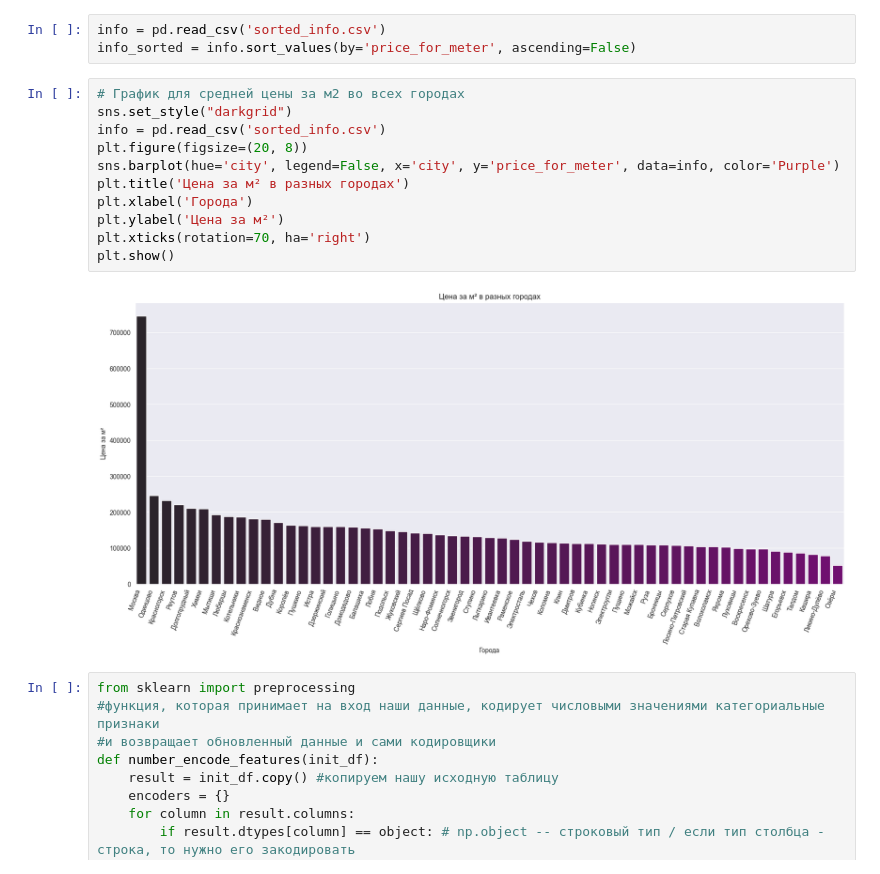
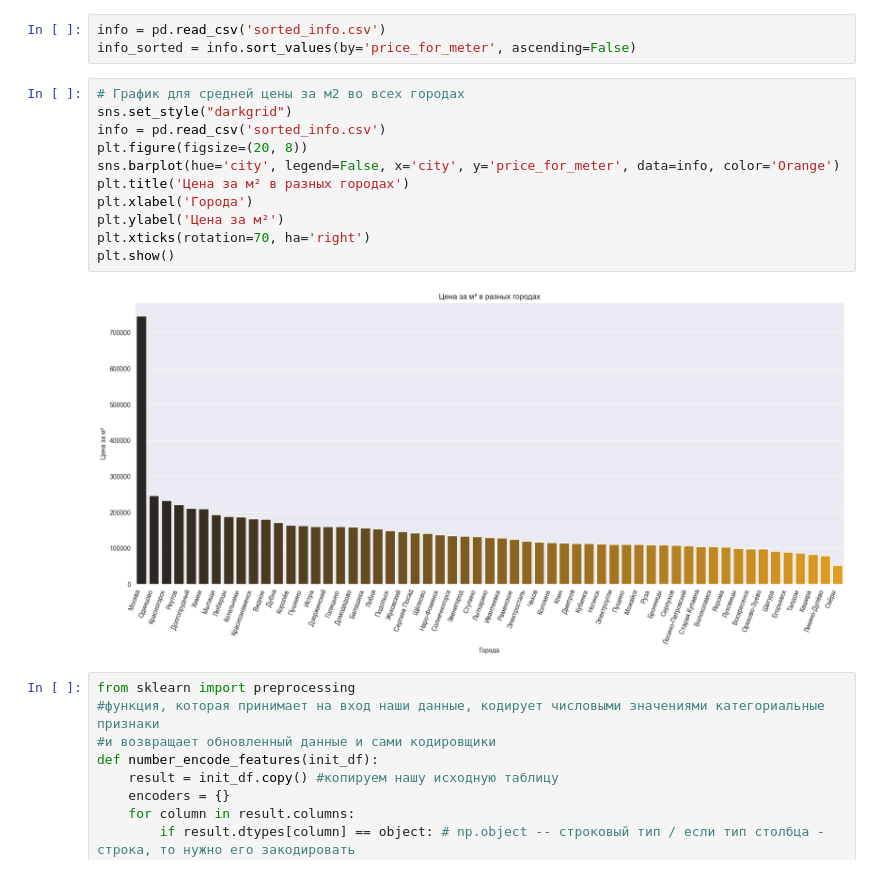
Before and after one commit to tmwsw/ML, a Jupyter notebook: main.ipynb, the cells around one changed output. Cells and saved outputs as stored; diff of their text form.

```diff
--- a/main.ipynb
+++ b/main.ipynb
@@ -252,16 +252,16 @@ info_sorted = info.sort_values(by='price_for_meter', ascending=False)
 # %%
 # График для средней цены за м2 во всех городах
 sns.set_style("darkgrid")
 info = pd.read_csv('sorted_info.csv')
 plt.figure(figsize=(20, 8))
-sns.barplot(hue='city', legend=False, x='city', y='price_for_meter', data=info, color='Purple')
+sns.barplot(hue='city', legend=False, x='city', y='price_for_meter', data=info, color='Orange')
 plt.title('Цена за м² в разных городах')
 plt.xlabel('Города')
 plt.ylabel('Цена за м²')
 plt.xticks(rotation=70, ha='right')
 plt.show()
 # %% [output]
-[figure, old version]
+[figure, new version]
 # %%
 from sklearn import preprocessing
 #функция, которая принимает на вход наши данные, кодирует числовыми значениями категориальные признаки
```
Also changed, not shown: 1 other file.
